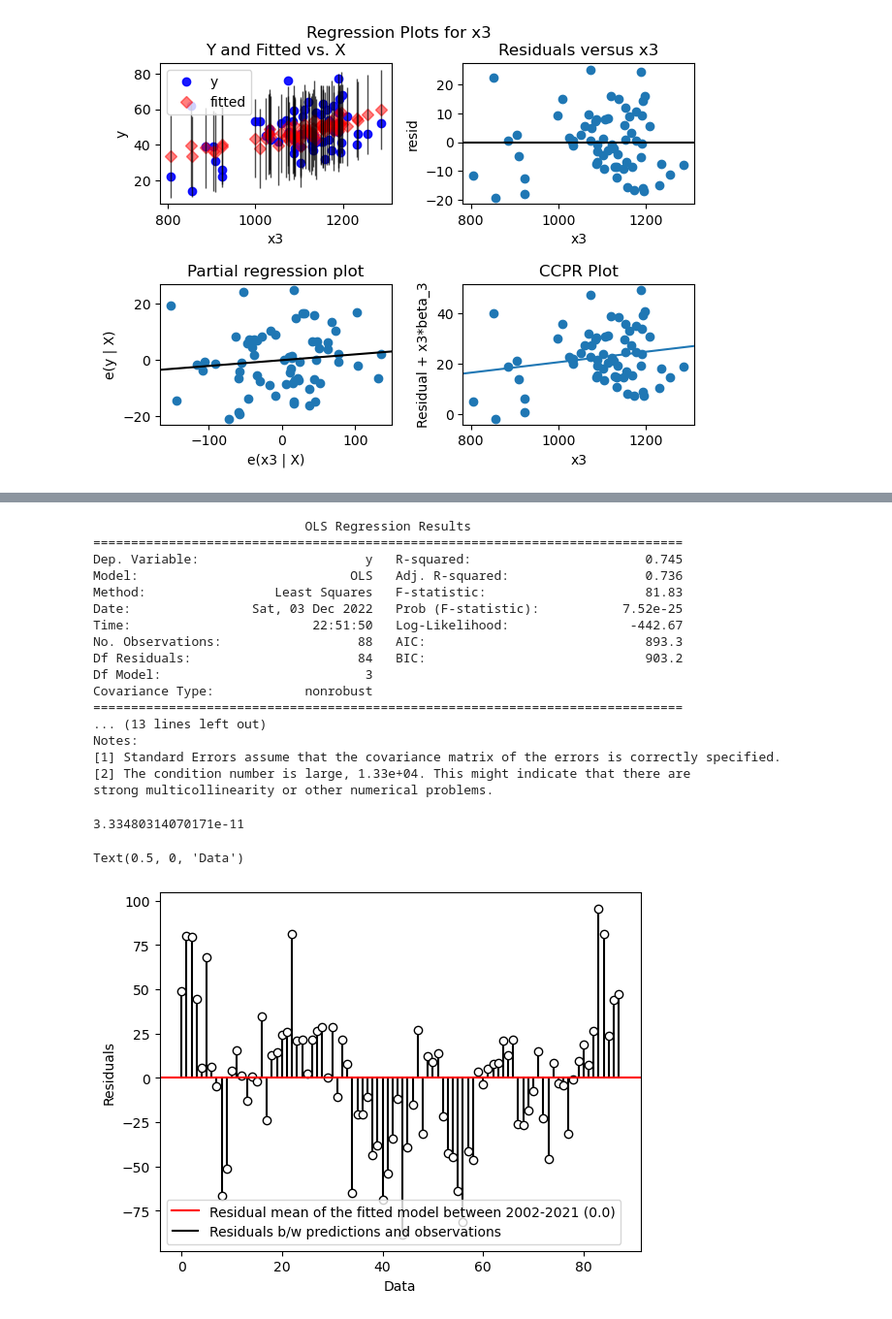
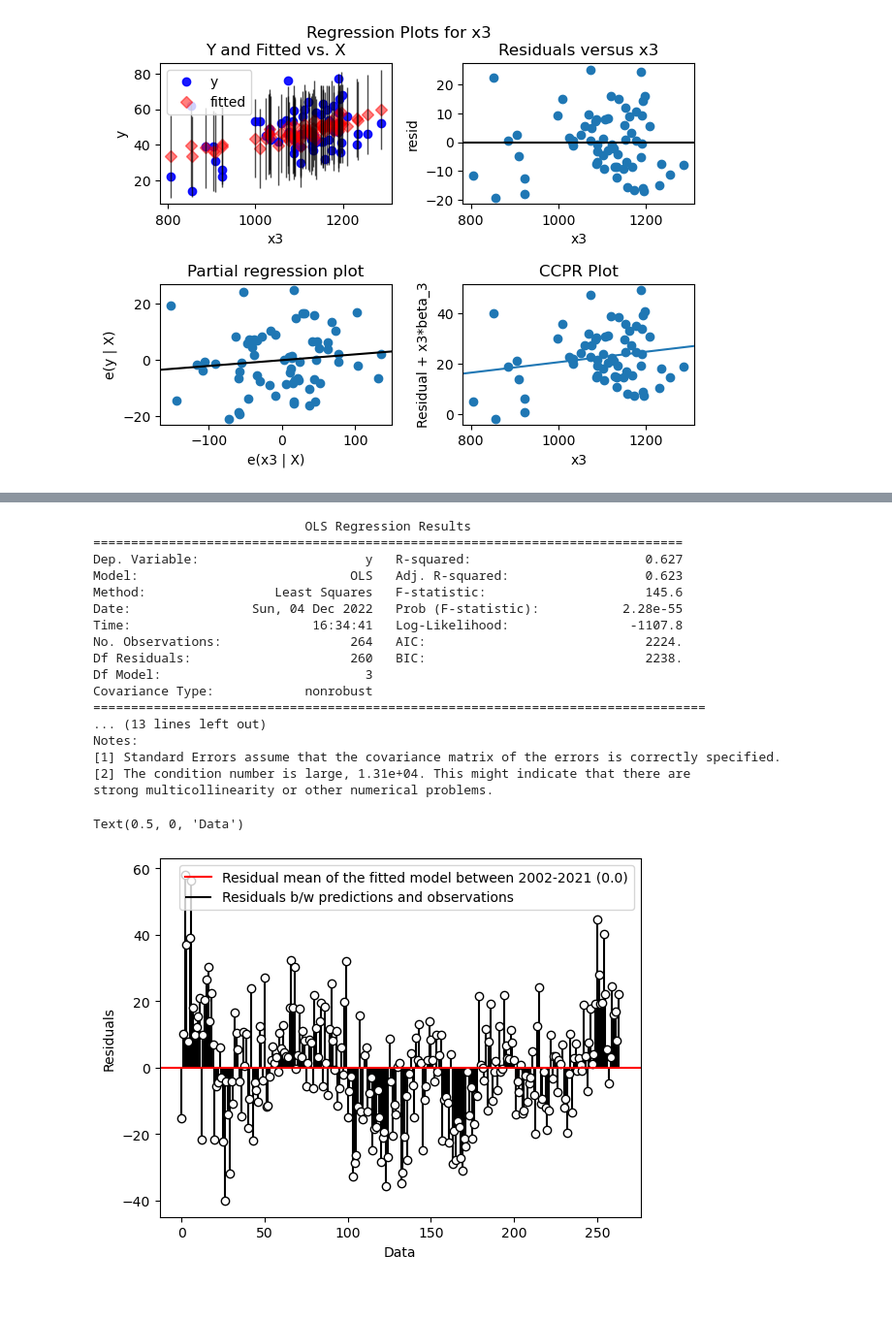
Before and after one commit to victoriawong1123/data_science_project, a Jupyter notebook: notebooks/quarterly_model.ipynb, the cells around one changed output, grey strips where cells are left out. Shown at 97% size. Cells and saved outputs as stored; diff of their text form; code cells hidden in the pictures.

```diff
--- a/notebooks/quarterly_model.ipynb
+++ b/notebooks/quarterly_model.ipynb
@@ -646,5 +538,5 @@ eval_env: 1
 # %%
-X_all, Y_all = df_to_XY(gdp_quarter, xkeys=x_index, ykeys=y_index)
+X_all, Y_all = df_to_XY(var_monthly, xkeys=x_index, ykeys=y_index)
 X_all = sm.add_constant(X_all)
 overall_model_ols = sm.OLS(Y_all, X_all).fit()
 overall_model_ols.summary(xname=['Constant', 'Spot_Rate', 'Interest_Rate', 'SMI'])
@@ -710,40 +602,36 @@ eval_env: 1
 # %%
-print(overall_model_ols.summary())
+print(overall_model_ols.summary(xname=['Constant', 'Spot_Rate', 'Interest_Rate', 'SMI']))
 # ['EXUSUK', 'Interest_Rate', 'SMI']
 # %% [output]
                             OLS Regression Results
 ==============================================================================
-Dep. Variable:                      y   R-squared:                       0.745
-Model:                            OLS   Adj. R-squared:                  0.736
-Method:                 Least Squares   F-statistic:                     81.83
-Date:                Sat, 03 Dec 2022   Prob (F-statistic):           7.52e-25
-Time:                        22:51:50   Log-Likelihood:                -442.67
-No. Observations:                  88   AIC:                             893.3
-Df Residuals:                      84   BIC:                             903.2
+Dep. Variable:                      y   R-squared:                       0.627
+Model:                            OLS   Adj. R-squared:                  0.623
+Method:                 Least Squares   F-statistic:                     145.6
+Date:                Sun, 04 Dec 2022   Prob (F-statistic):           2.28e-55
+Time:                        16:34:41   Log-Likelihood:                -1107.8
+No. Observations:                 264   AIC:                             2224.
+Df Residuals:                     260   BIC:                             2238.
 Df Model:                           3
 Covariance Type:            nonrobust
-==============================================================================
+=================================================================================
 ... (13 lines left out)
 Notes:
 [1] Standard Errors assume that the covariance matrix of the errors is correctly specified.
-[2] The condition number is large, 1.33e+04. This might indicate that there are
+[2] The condition number is large, 1.31e+04. This might indicate that there are
 strong multicollinearity or other numerical problems.
-# %%
-overall_model_ols.resid.mean()
-# %% [output]
-3.33480314070171e-11
 # %%
 ax = plt.gca()
-ax.plot(gdp_quarter.index, overall_model_ols.resid, ls='', color='k', marker='o', mfc='w', zorder=2)
+ax.plot(var_monthly.index, overall_model_ols.resid, ls='', color='k', marker='o', mfc='w', zorder=2)
 ax.axhline(overall_model_ols.resid.mean(), ls='-', color='r', label=f'Residual mean of the fitted model between 2002-2021 ({overall_model_ols.resid.mean().round(2)})')
-zeros = np.zeros(len(gdp_quarter.index))
-ax.vlines(gdp_quarter.index, ymin=zeros, ymax=overall_model_ols.resid, colors='k', zorder=1, label=f'Residuals b/w predictions and observations')
+zeros = np.zeros(len(var_monthly.index))
+ax.vlines(var_monthly.index, ymin=zeros, ymax=overall_model_ols.resid, colors='k', zorder=1, label=f'Residuals b/w predictions and observations')
 ax.legend(loc=0, frameon=True)
 ax.set_ylabel('Residuals')
 ax.set_xlabel('Data')
 # %% [output]
 Text(0.5, 0, 'Data')
-[figure, old version]
+[figure, new version]
 # %%
 xdata = overall_model_ols.resid
 ydata, xdata = np.histogram(xdata, bins=40)
```
Also changed, not shown: parts of 29 cells of this notebook.
